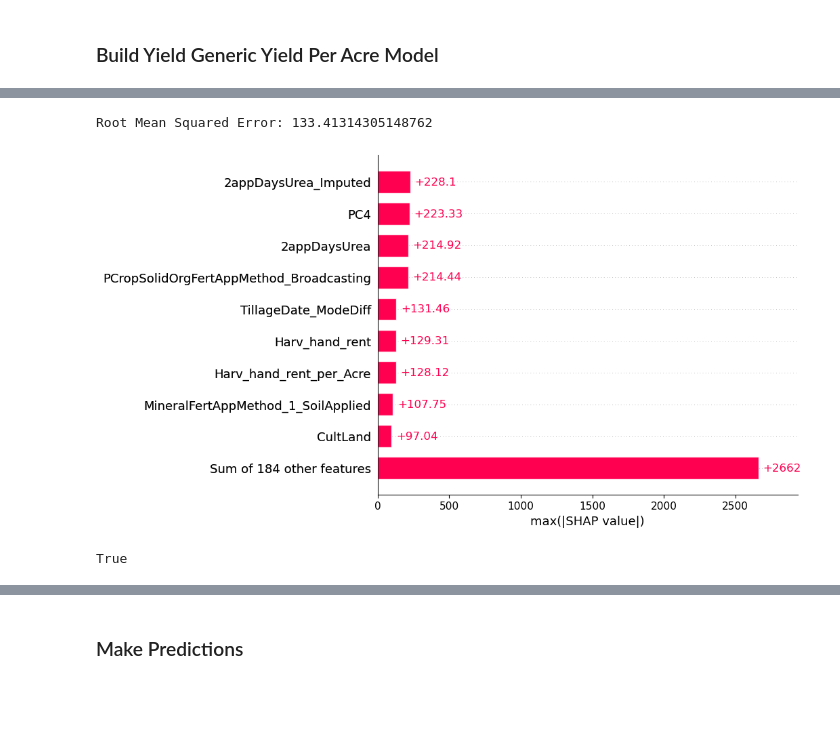
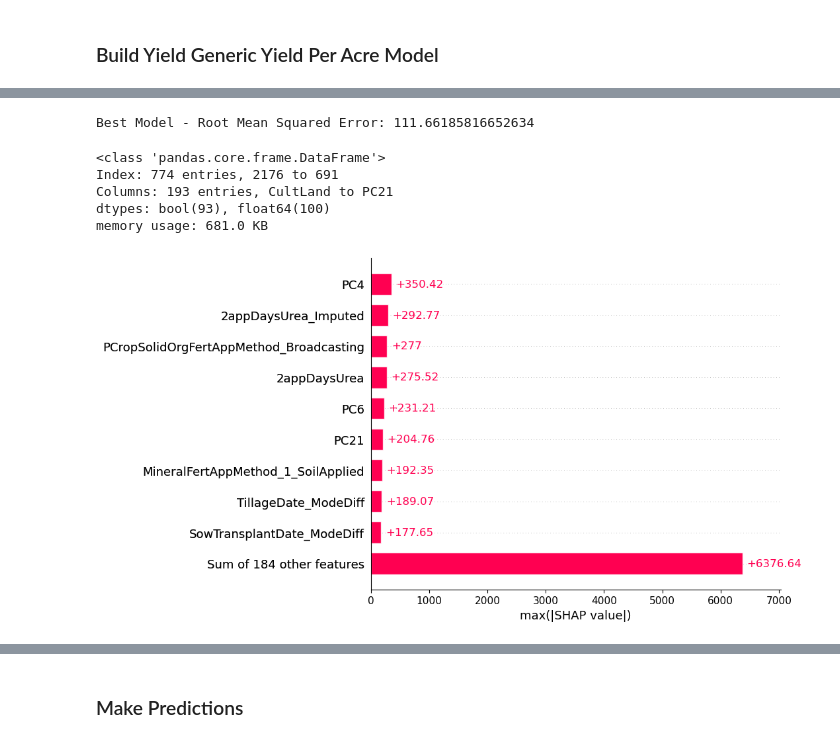
Before and after one commit to rapsoj/crop-yield-estimate, a Jupyter notebook: rough_work/03-model-building/SHAP_Experiments.ipynb, the cells around one changed output, grey strips where cells are left out. Saved outputs shown, nothing was run; the diff lists cells and outputs as text; code cells hidden in the pictures; blank space fills up the shorter version.

Commit message:
Further Experiments - SHAP
It would seem, the top 62  SHAP features gives you the best RMSE with the 2nd best RMSE coming from N = 47

```diff
--- a/rough_work/03-model-building/SHAP_Experiments.ipynb
+++ b/rough_work/03-model-building/SHAP_Experiments.ipynb
@@ -81,43 +61,65 @@ df_train[outcome_cols]
 
 # Split data
 outcome_cols = ["Yield","Yield_per_Acre","New_Yield","New_Yield_per_Acre"]
+
+# Drop columns excluding the top features
 X, y = df_train.drop(outcome_cols, axis=1), df_train["New_Yield_per_Acre"]
+
 
 # Split the data into training and testing sets
 X_train, X_test, y_train, y_test = train_test_split(X, y, test_size=0.2, random_state=42)
 
+# Define the parameter grid for grid search
+param_grid = {
+    'learning_rate': [0.1, 0.01, 0.001],
+    'max_depth': [3, 5, 7],
+    'n_estimators': [10, 50, 100]
+}
+
 # Instantiate an XGBoost regressor model
-xg_reg = xgb.XGBRegressor(objective ='reg:squarederror', colsample_bytree = 0.3,
-                          learning_rate = 0.1, max_depth = 5, alpha = 10,
-                          n_estimators = 10)
+xg_reg = xgb.XGBRegressor(objective='reg:squarederror', colsample_bytree=0.3)
 
-# Train the XGBoost model
-xg_reg.fit(X_train, y_train)
+# Perform grid search with cross-validation
+grid_search = GridSearchCV(estimator=xg_reg, param_grid=param_grid, cv=5, scoring='neg_root_mean_squared_error')
+grid_search.fit(X_train, y_train)
 
-# Predict on the test set
-y_pred = xg_reg.predict(X_test)
+# Get the best parameters and best score from grid search
+best_params = grid_search.best_params_
+best_score = grid_search.best_score_
 
-# Evaluate the model using RMSE (Root Mean Squared Error)
-indices = list(y_test.index)
-rmse = mean_squared_error(df_train.loc[indices]["New_Yield"],
-                          y_pred * df_train.loc[indices]["Acre"], squared=False)
-print("Root Mean Squared Error:", rmse)
+# Train the XGBoost model with the best parameters
+xg_reg_best = xgb.XGBRegressor(objective='reg:squarederror', colsample_bytree=0.3, **best_params)
+xg_reg_best.fit(X_train, y_train)
+
+# Predict on the test set using the best model
+y_pred_best = xg_reg_best.predict(X_test)
 
 
-# Create a TreeExplainer object with the XGBoost model
-explainer = shap.TreeExplainer(xg_reg)
+indices = list(y_test.index)
 
-# Calculate Shapley values for a specific sample (replace index with your desired sample index)
-sample_index = 21
-shap_values = explainer.shap_values(X_test)
 
-# Summary plot of Shapleys values
-shap.plots.bar(explainer(X_test).abs.max(0))
+# Evaluate the best model using RMSE (Root Mean Squared Error)
+rmse_best = mean_squared_error(df_train.loc[indices]["New_Yield"], y_pred_best * df_train.loc[indices]["Acre"], squared=False)
+print("Best Model - Root Mean Squared Error:", rmse_best)
 # %% [output]
-Root Mean Squared Error: 133.41314305148762
+Best Model - Root Mean Squared Error: 111.66185816652634
-[figure, removed]
-# %%
-X_train.shape[1] == shap_values.shape[1]
-# %% [output]
-True
+# %%
+X_test.info()
+# %% [output]
+<class 'pandas.core.frame.DataFrame'>
+Index: 774 entries, 2176 to 691
+Columns: 193 entries, CultLand to PC21
+dtypes: bool(93), float64(100)
+memory usage: 681.0 KB
+# %%
+# Create a TreeExplainer object with the XGBoost model
+explainer = shap.TreeExplainer(xg_reg_best)
+
+# Calculate Shapley values for a specific sample (replace index with your desired sample index)
+shap_values = explainer.shap_values(X_test)
+
+# Summary plot of Shapleys values
+shap.plots.bar(explainer(X_test).abs.max(0))
+# %% [output]
+[figure, added]
 # %%
```
Also changed, not shown: parts of 6 cells of this notebook, 1 other file.
